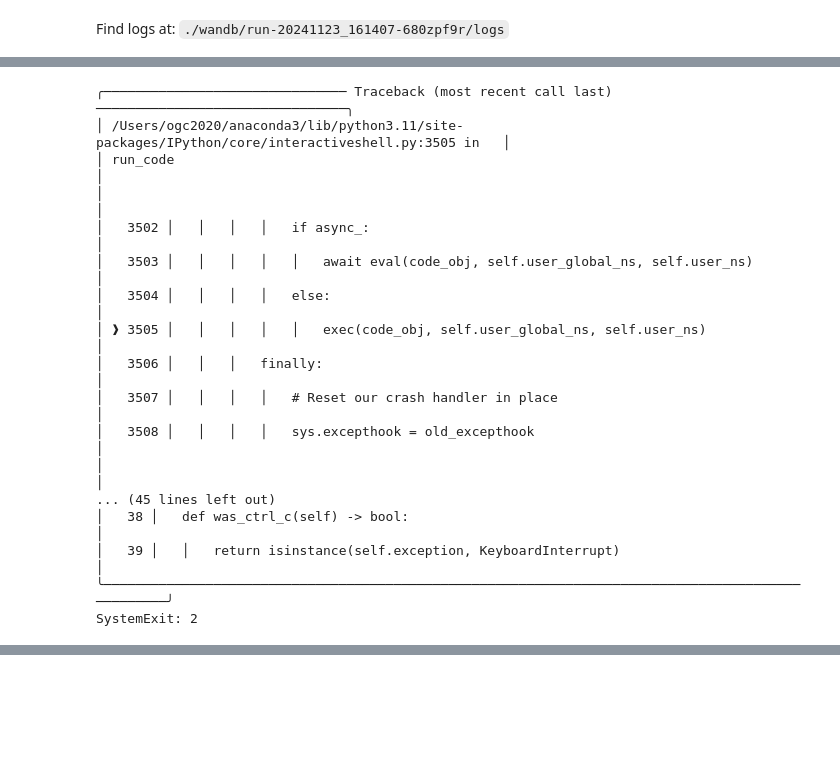
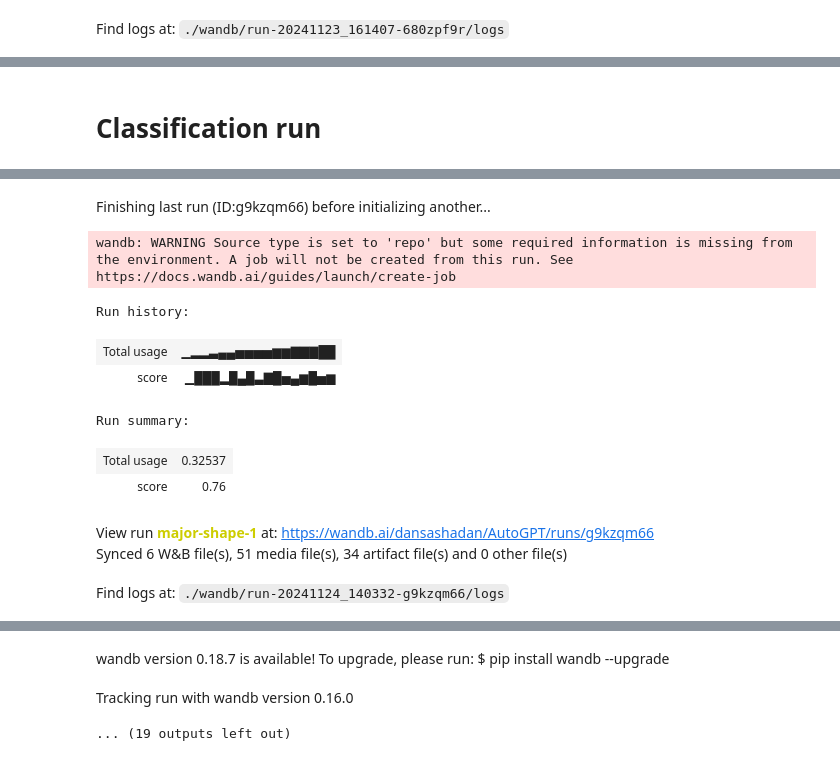
Before and after one commit to dansashalesser/AutoPrompt, a Jupyter notebook: test.ipynb, the cells around one changed output, grey strips where cells are left out. Drawn from its saved outputs; the diff is of its cells as text; code cells hidden in the pictures; blank space fills up the shorter version.

```diff
--- a/test.ipynb
+++ b/test.ipynb
@@ -132,3 +130,5 @@ Find logs at: ./wandb/run-20241123_161407-680zpf9r/logs
+# %% [markdown]
+# Classification run
 # %%
 from optimization_pipeline import OptimizationPipeline
 from utils.config import load_yaml, override_config
@@ -149,32 +149,32 @@ parser.add_argument('--task_description',
                     required=False, type=str, help='Describing the task')
 parser.add_argument('--load_path', default='', required=False, type=str, help='In case of loading from checkpoint')
 parser.add_argument('--output_dump', default='dump', required=False, type=str, help='Output to save checkpoints')
-parser.add_argument('--num_steps', default=40, type=int, help='Number of iterations')
+parser.add_argument('--num_steps', default=10, type=int, help='Number of iterations')
 
-opt = parser.parse_args()
+opt = parser.parse_args([])
 
-# # if opt.batch_config_path == '':
-# #     # load the basic configuration using load_yaml
-# #     config_params = load_yaml(opt.basic_config_path)
-# # else:
-# #     # override the basic configuration with the batch configuration
-# #     config_params = override_config(opt.batch_config_path, config_file=opt.basic_config_path)
+if opt.batch_config_path == '':
+    # load the basic configuration using load_yaml
+    config_params = load_yaml(opt.basic_config_path)
+else:
+    # override the basic configuration with the batch configuration
+    config_params = override_config(opt.batch_config_path, config_file=opt.basic_config_path)
 
-# # if opt.task_description == '':
-# #     task_description = input("Describe the task: ")
-# # else:
-# #     task_description = opt.task_description
+if opt.task_description == '':
+    task_description = input("Describe the task: ")
+else:
+    task_description = opt.task_description
 
-# # if opt.prompt == '':
-# #     initial_prompt = input("Initial prompt: ")
-# # else:
-# #     initial_prompt = opt.prompt
+if opt.prompt == '':
+    initial_prompt = input("Initial prompt: ")
+else:
+    initial_prompt = opt.prompt
 
-# # # # Initializing the pipeline
-# # # pipeline = OptimizationPipeline(config_params, task_description, initial_prompt, output_path=opt.output_dump)
-# # # if (opt.load_path != ''):
-# # #     pipeline.load_state(opt.load_path)
-# # # best_prompt = pipeline.run_pipeline(opt.num_steps)
-# # # print('\033[92m' + 'Calibrated prompt score:', str(best_prompt['score']) + '\033[0m')
-# # # print('\033[92m' + 'Calibrated prompt:', best_prompt['prompt'] + '\033[0m')
+# Initializing the pipeline
+pipeline = OptimizationPipeline(config_params, task_description, initial_prompt, output_path=opt.output_dump)
+if (opt.load_path != ''):
+    pipeline.load_state(opt.load_path)
+best_prompt = pipeline.run_pipeline(opt.num_steps)
+print('\033[92m' + 'Calibrated prompt score:', str(best_prompt['score']) + '\033[0m')
+print('\033[92m' + 'Calibrated prompt:', best_prompt['prompt'] + '\033[0m')
 # %% [output]
@@ -189,17 +182,11 @@ ipykernel_launcher.py: error: unrecognized arguments: --f=/Users/ogc2020/Library
+Finishing last run (ID:g9kzqm66) before initializing another...
-╭─────────────────────────────── Traceback (most recent call last) ────────────────────────────────╮
-│ /Users/ogc2020/anaconda3/lib/python3.11/site-packages/IPython/core/interactiveshell.py:3505 in   │
-│ run_code                                                                                         │
-│                                                                                                  │
-│   3502 │   │   │   │   if async_:                                                                │
-│   3503 │   │   │   │   │   await eval(code_obj, self.user_global_ns, self.user_ns)               │
-│   3504 │   │   │   │   else:                                                                     │
-│ ❱ 3505 │   │   │   │   │   exec(code_obj, self.user_global_ns, self.user_ns)                     │
-│   3506 │   │   │   finally:                                                                      │
-│   3507 │   │   │   │   # Reset our crash handler in place                                        │
-│   3508 │   │   │   │   sys.excepthook = old_excepthook                                           │
-│                                                                                                  │
-... (45 lines left out)
-│   38 │   def was_ctrl_c(self) -> bool:                                                           │
-│   39 │   │   return isinstance(self.exception, KeyboardInterrupt)                                │
-╰──────────────────────────────────────────────────────────────────────────────────────────────────╯
-SystemExit: 2
+wandb: WARNING Source type is set to 'repo' but some required information is missing from the environment. A job will not be created from this run. See https://docs.wandb.ai/guides/launch/create-job
+Run history:
+| Total usage | ▁▂▂▃▄▄▅▅▅▅▆▆▇▇▇██ |
+| score | ▁███▂█▄█▃▇█▅▄▆█▅▆ |
+Run summary:
+| Total usage | 0.32537 |
+| score | 0.76 |
+View run major-shape-1 at: https://wandb.ai/dansashadan/AutoGPT/runs/g9kzqm66
+Synced 6 W&B file(s), 51 media file(s), 34 artifact file(s) and 0 other file(s)
+Find logs at: ./wandb/run-20241124_140332-g9kzqm66/logs
@@ -205,0 +194,3 @@ SystemExit: 2
+wandb version 0.18.7 is available! To upgrade, please run: $ pip install wandb --upgrade
+Tracking run with wandb version 0.16.0
+... (19 outputs left out)
```
Also changed, not shown: parts of 6 cells of this notebook, 24 other files.
